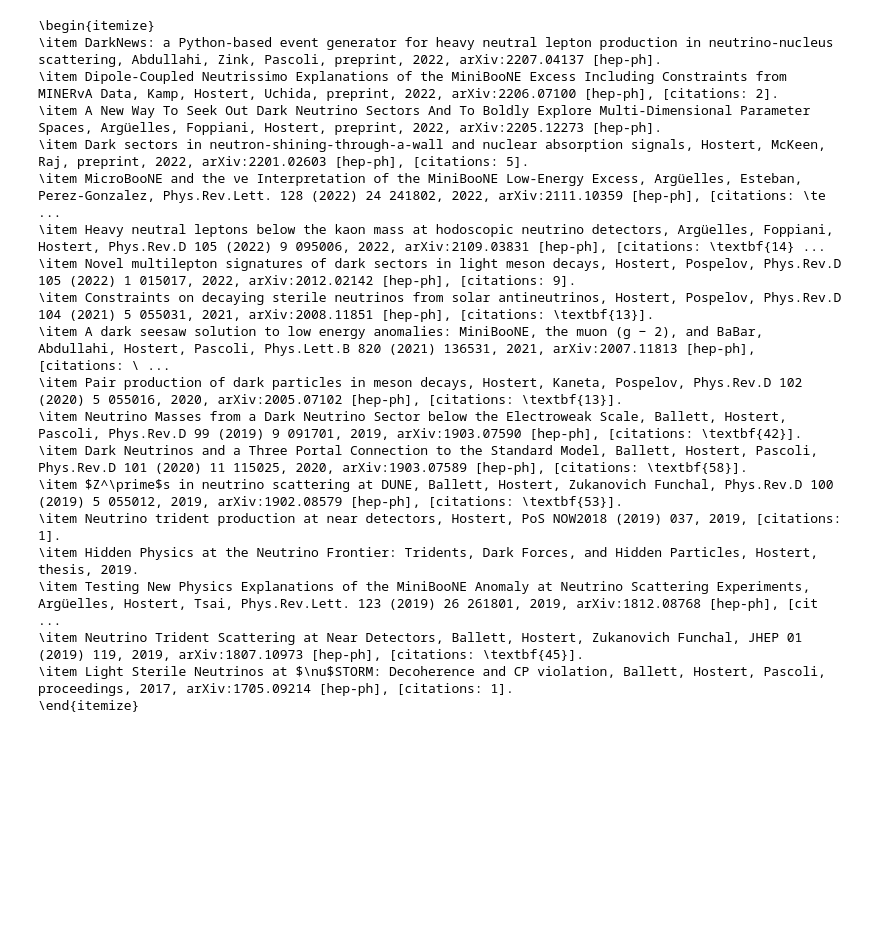
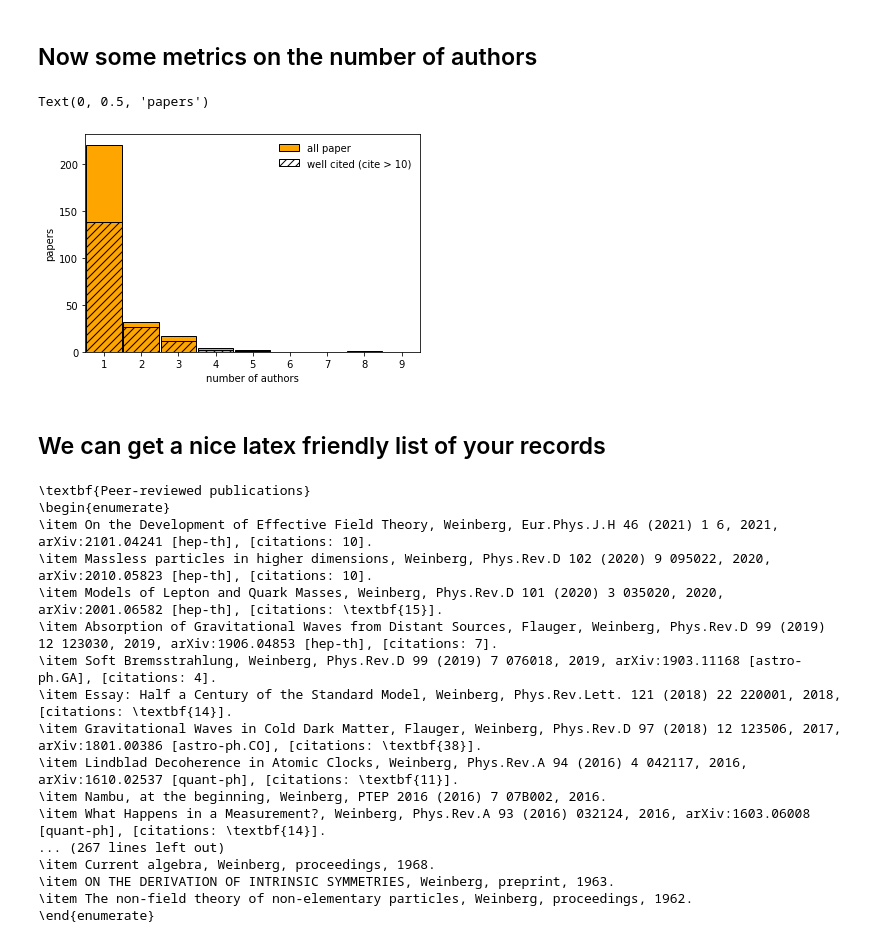
Before and after one commit to mhostert/inspy-hep, a Jupyter notebook: examples/example_1.ipynb, the cells around one changed output. Drawn from its saved outputs; the diff is of its cells as text; code cells hidden in the pictures; blank space fills up the shorter version.

Commit message:
fix citation count -- date formats -- and example for Weinberg

```diff
--- a/examples/example_1.ipynb
+++ b/examples/example_1.ipynb
@@ -14,0 +11,2 @@ matheus = Author('M.Hostert.1')
+# %%
+SW = Author('Steven.Weinberg.1')
@@ -15,23 +42,46 @@ matheus = Author('M.Hostert.1')
+# %% [markdown]
+## Now some metrics on the number of authors
+# %%
+nauthors = []
+nauthors_wellcited = []
+for record in SW.inspires_records.values():
+    nauthors.append(record.author_count)
+    if record.citation_count > 10:
+        nauthors_wellcited.append(record.author_count)
+# %%
+bins = list(range(1,10))
+plot_kwargs = {'width': 0.95}
+h = np.histogram(nauthors, bins = bins)
+h_wc = np.histogram(nauthors_wellcited, bins = bins)
+plt.bar(h[1][:-1], h[0], fc='orange', ec='black', label=r'all paper', **plot_kwargs)
+plt.bar(h_wc[1][:-1], h_wc[0], fc='None', ec='black', hatch='///', label=r'well cited (cite > 10)', **plot_kwargs)
+plt.legend(loc='upper right',frameon=False)
+plt.xlabel(r'number of authors')
+plt.xticks(bins)
+plt.xlim(0.5,9.5)
+plt.ylabel(r'papers')
+# %% [output]
+Text(0, 0.5, 'papers')
+[figure, added]
+# %% [markdown]
+## We can get a nice latex friendly list of your records
 # %%
-print(matheus.nice_publication_list(latex_itemize=True, split_peer_review=True))
+print(SW.nice_publication_list(latex_itemize=True, split_peer_review=True))
 # %% [output]
-\begin{itemize}
-\item DarkNews: a Python-based event generator for heavy neutral lepton production in neutrino-nucleus scattering, Abdullahi, Zink, Pascoli, preprint, 2022, arXiv:2207.04137 [hep-ph].
-\item Dipole-Coupled Neutrissimo Explanations of the MiniBooNE Excess Including Constraints from MINERvA Data, Kamp, Hostert, Uchida, preprint, 2022, arXiv:2206.07100 [hep-ph], [citations: 2].
-\item A New Way To Seek Out Dark Neutrino Sectors And To Boldly Explore Multi-Dimensional Parameter Spaces, Argüelles, Foppiani, Hostert, preprint, 2022, arXiv:2205.12273 [hep-ph].
-\item Dark sectors in neutron-shining-through-a-wall and nuclear absorption signals, Hostert, McKeen, Raj, preprint, 2022, arXiv:2201.02603 [hep-ph], [citations: 5].
-\item MicroBooNE and the νe Interpretation of the MiniBooNE Low-Energy Excess, Argüelles, Esteban, Perez-Gonzalez, Phys.Rev.Lett. 128 (2022) 24 241802, 2022, arXiv:2111.10359 [hep-ph], [citations: \te ...
-\item Heavy neutral leptons below the kaon mass at hodoscopic neutrino detectors, Argüelles, Foppiani, Hostert, Phys.Rev.D 105 (2022) 9 095006, 2022, arXiv:2109.03831 [hep-ph], [citations: \textbf{14} ...
-\item Novel multilepton signatures of dark sectors in light meson decays, Hostert, Pospelov, Phys.Rev.D 105 (2022) 1 015017, 2022, arXiv:2012.02142 [hep-ph], [citations: 9].
-\item Constraints on decaying sterile neutrinos from solar antineutrinos, Hostert, Pospelov, Phys.Rev.D 104 (2021) 5 055031, 2021, arXiv:2008.11851 [hep-ph], [citations: \textbf{13}].
-\item A dark seesaw solution to low energy anomalies: MiniBooNE, the muon (g − 2), and BaBar, Abdullahi, Hostert, Pascoli, Phys.Lett.B 820 (2021) 136531, 2021, arXiv:2007.11813 [hep-ph], [citations: \ ...
-\item Pair production of dark particles in meson decays, Hostert, Kaneta, Pospelov, Phys.Rev.D 102 (2020) 5 055016, 2020, arXiv:2005.07102 [hep-ph], [citations: \textbf{13}].
-\item Neutrino Masses from a Dark Neutrino Sector below the Electroweak Scale, Ballett, Hostert, Pascoli, Phys.Rev.D 99 (2019) 9 091701, 2019, arXiv:1903.07590 [hep-ph], [citations: \textbf{42}].
-\item Dark Neutrinos and a Three Portal Connection to the Standard Model, Ballett, Hostert, Pascoli, Phys.Rev.D 101 (2020) 11 115025, 2020, arXiv:1903.07589 [hep-ph], [citations: \textbf{58}].
-\item $Z^\prime$s in neutrino scattering at DUNE, Ballett, Hostert, Zukanovich Funchal, Phys.Rev.D 100 (2019) 5 055012, 2019, arXiv:1902.08579 [hep-ph], [citations: \textbf{53}].
-\item Neutrino trident production at near detectors, Hostert, PoS NOW2018 (2019) 037, 2019, [citations: 1].
-\item Hidden Physics at the Neutrino Frontier: Tridents, Dark Forces, and Hidden Particles, Hostert, thesis, 2019.
-\item Testing New Physics Explanations of the MiniBooNE Anomaly at Neutrino Scattering Experiments, Argüelles, Hostert, Tsai, Phys.Rev.Lett. 123 (2019) 26 261801, 2019, arXiv:1812.08768 [hep-ph], [cit ...
-\item Neutrino Trident Scattering at Near Detectors, Ballett, Hostert, Zukanovich Funchal, JHEP 01 (2019) 119, 2019, arXiv:1807.10973 [hep-ph], [citations: \textbf{45}].
-\item Light Sterile Neutrinos at $\nu$STORM: Decoherence and CP violation, Ballett, Hostert, Pascoli, proceedings, 2017, arXiv:1705.09214 [hep-ph], [citations: 1].
-\end{itemize}
+\textbf{Peer-reviewed publications}
+\begin{enumerate}
+\item On the Development of Effective Field Theory, Weinberg, Eur.Phys.J.H 46 (2021) 1 6, 2021, arXiv:2101.04241 [hep-th], [citations: 10].
+\item Massless particles in higher dimensions, Weinberg, Phys.Rev.D 102 (2020) 9 095022, 2020, arXiv:2010.05823 [hep-th], [citations: 10].
+\item Models of Lepton and Quark Masses, Weinberg, Phys.Rev.D 101 (2020) 3 035020, 2020, arXiv:2001.06582 [hep-th], [citations: \textbf{15}].
+\item Absorption of Gravitational Waves from Distant Sources, Flauger, Weinberg, Phys.Rev.D 99 (2019) 12 123030, 2019, arXiv:1906.04853 [hep-th], [citations: 7].
+\item Soft Bremsstrahlung, Weinberg, Phys.Rev.D 99 (2019) 7 076018, 2019, arXiv:1903.11168 [astro-ph.GA], [citations: 4].
+\item Essay: Half a Century of the Standard Model, Weinberg, Phys.Rev.Lett. 121 (2018) 22 220001, 2018, [citations: \textbf{14}].
+\item Gravitational Waves in Cold Dark Matter, Flauger, Weinberg, Phys.Rev.D 97 (2018) 12 123506, 2017, arXiv:1801.00386 [astro-ph.CO], [citations: \textbf{38}].
+\item Lindblad Decoherence in Atomic Clocks, Weinberg, Phys.Rev.A 94 (2016) 4 042117, 2016, arXiv:1610.02537 [quant-ph], [citations: \textbf{11}].
+\item Nambu, at the beginning, Weinberg, PTEP 2016 (2016) 7 07B002, 2016.
+\item What Happens in a Measurement?, Weinberg, Phys.Rev.A 93 (2016) 032124, 2016, arXiv:1603.06008 [quant-ph], [citations: \textbf{14}].
+... (267 lines left out)
+\item Current algebra, Weinberg, proceedings, 1968.
+\item ON THE DERIVATION OF INTRINSIC SYMMETRIES, Weinberg, preprint, 1963.
+\item The non-field theory of non-elementary particles, Weinberg, proceedings, 1962.
+\end{enumerate}
```
Also changed, not shown: parts of 8 cells of this notebook, 2 other files.
